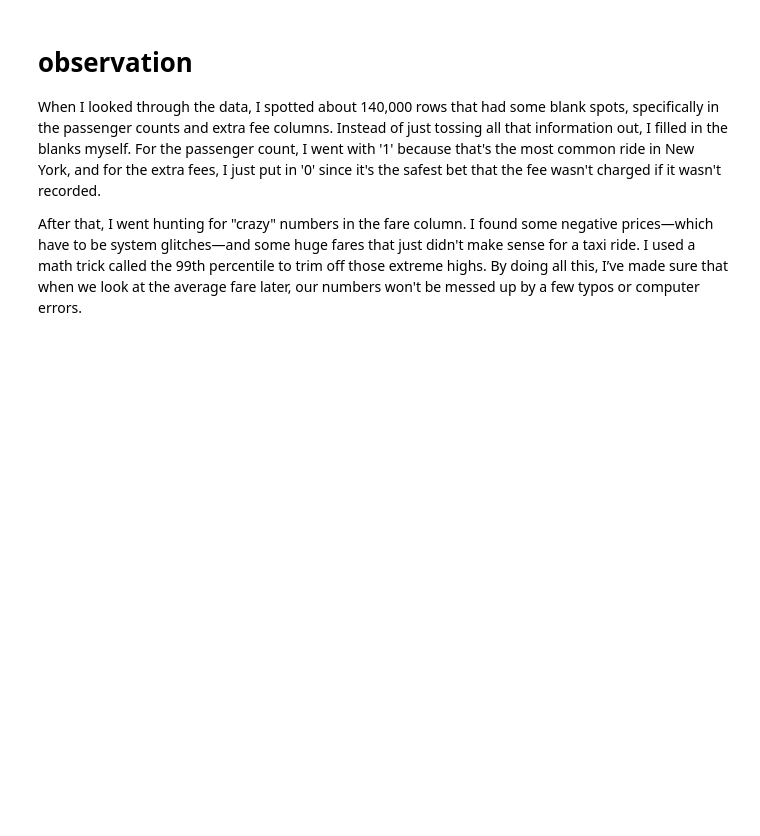
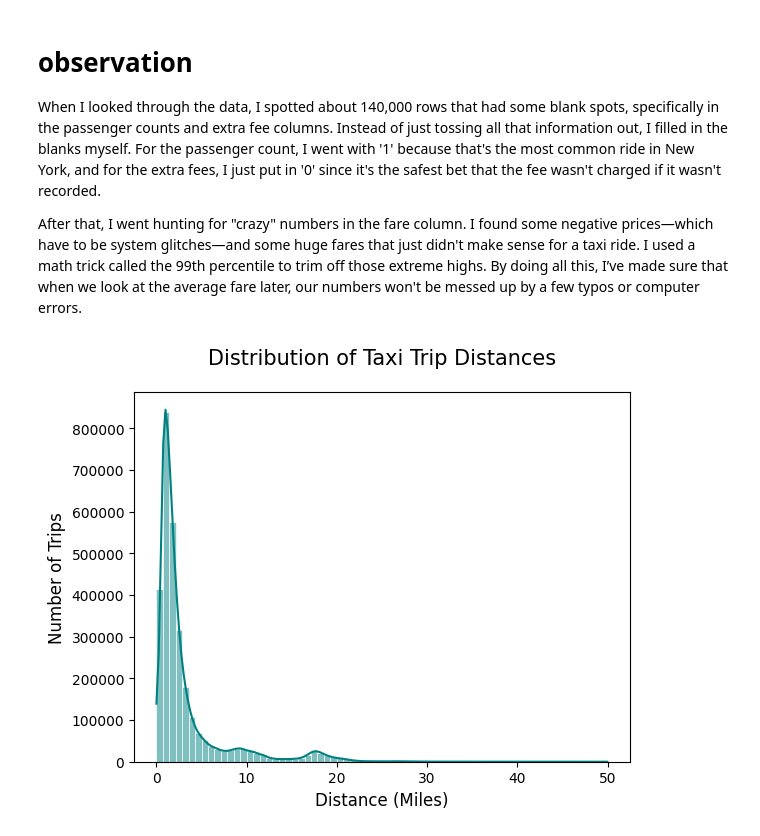
Before and after one commit to bhoomikabrundu7/nyc-taxi-data-analysis, a Jupyter notebook: notebooks/exploration.ipynb, the cells around one changed output. Drawn from its saved outputs; the diff is of its cells as text; code cells hidden in the pictures; blank space fills up the shorter version.

Commit message:
visualization

```diff
--- a/notebooks/exploration.ipynb
+++ b/notebooks/exploration.ipynb
@@ -162,3 +162,24 @@ print(outliers)
 When I looked through the data, I spotted about 140,000 rows that had some blank spots, specifically in the passenger counts and extra fee columns. Instead of just tossing all that information out, I filled in the blanks myself. For the passenger count, I went with '1' because that's the most common ride in New York, and for the extra fees, I just put in '0' since it's the safest bet that the fee wasn't charged if it wasn't recorded.
 
 After that, I went hunting for "crazy" numbers in the fare column. I found some negative prices—which have to be system glitches—and some huge fares that just didn't make sense for a taxi ride. I used a math trick called the 99th percentile to trim off those extreme highs. By doing all this, I’ve made sure that when we look at the average fare later, our numbers won't be messed up by a few typos or computer errors.
+# %%
+plot_data = df[df['trip_distance'] < 50]
+
+sns.histplot(
+    data=plot_data,
+    x='trip_distance',
+    kde=True,          # Adds the smooth trend line
+    bins=70,           # Number of bars
+    color='teal',
+    edgecolor='white'
+)
+
+# 4. Add clear labels
+plt.title('Distribution of Taxi Trip Distances', fontsize=15, pad=20)
+plt.xlabel('Distance (Miles)', fontsize=12)
+plt.ylabel('Number of Trips', fontsize=12)
+
+# 5. Show the result
+plt.show()
+# %% [output]
+[figure, added]
```
Also changed, not shown: parts of 3 cells of this notebook.
